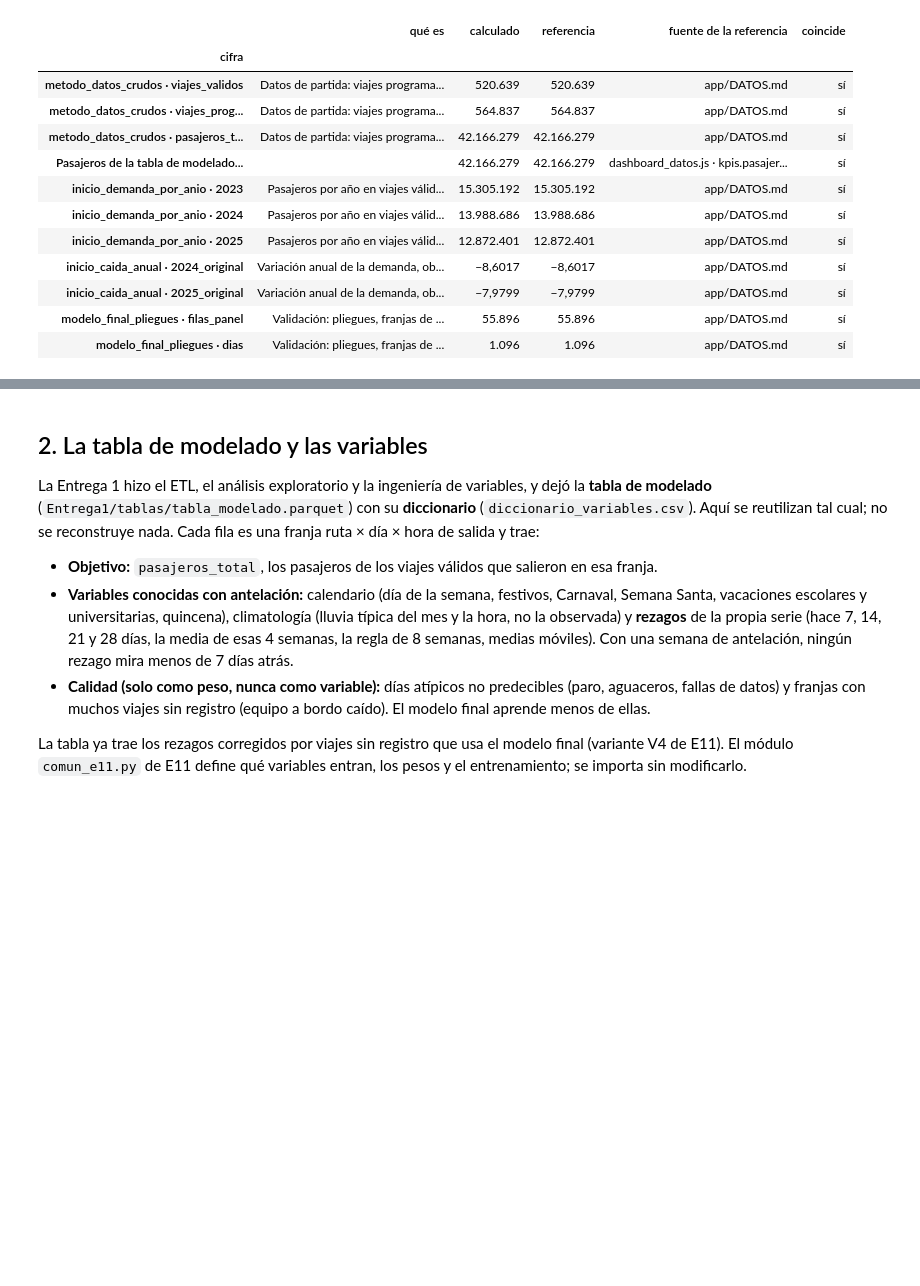
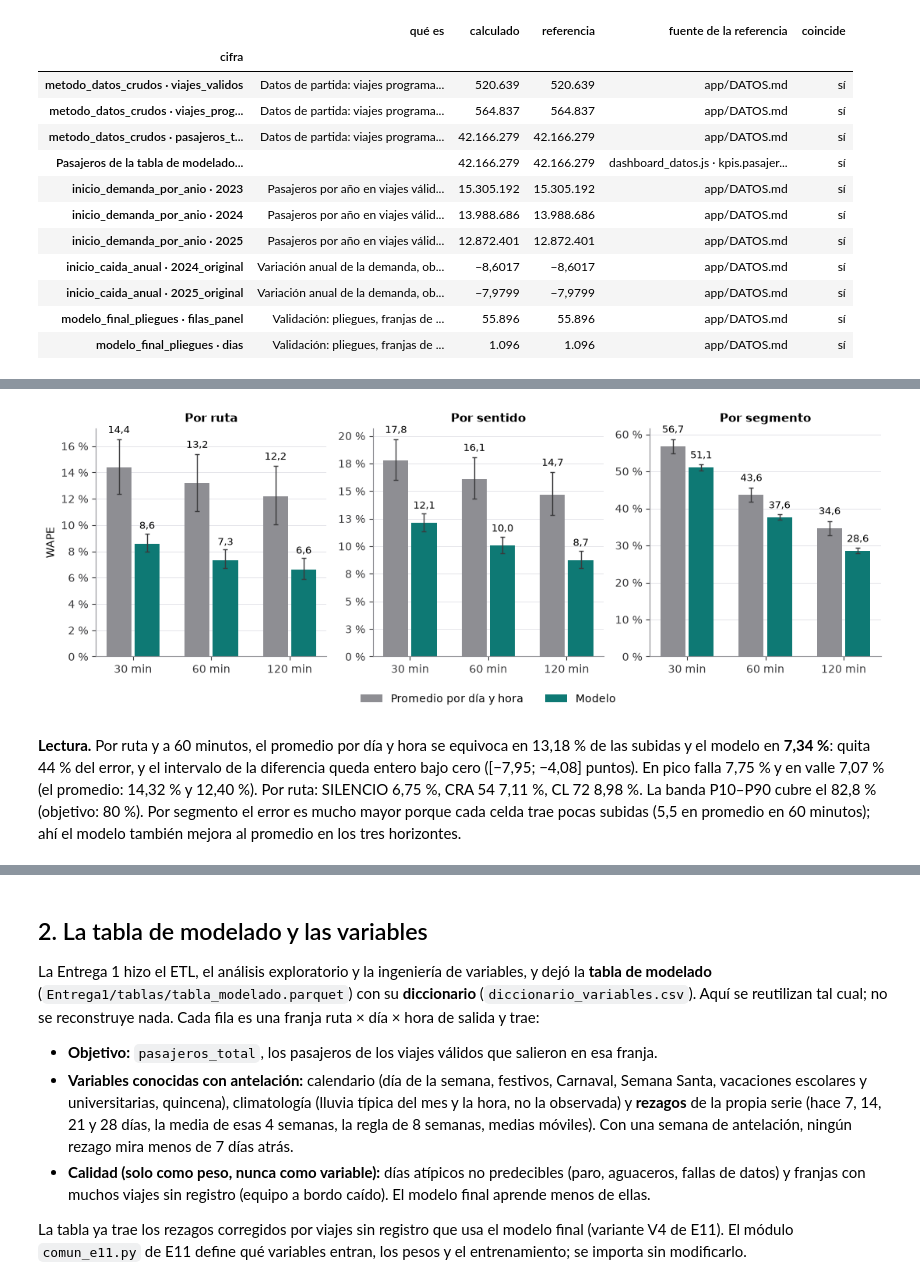
Before and after one commit to RubenEsg/Data-Challenge-pro-extreme, a Jupyter notebook: entrega_final.ipynb, the cells around one changed output, grey strips where cells are left out. Cells and saved outputs as stored; diff of their text form; code cells hidden in the pictures; blank space fills up the shorter version.

```diff
--- a/entrega_final.ipynb
+++ b/entrega_final.ipynb
@@ -456,0 +645,69 @@ La unidad de todo lo que sigue es la **franja ruta × día × hora de salida** d
+# %%
+PRED_CP = pd.read_parquet(CP / "resultados" / "predicciones_ruta.parquet")
+_filas = []
+for nivel in CPC.NIVELES:
+    for h in CPC.HORIZONTES:
+        _b = PRU_CP["niveles"][nivel][str(h)]
+        _t, _ic = _b["todas_las_rutas"], _b["todas_las_rutas"]["ic95"]["modelo_menos_promedio_dia_hora"]["ic95"]
+        _filas.append({"nivel": nivel, "horizonte (min)": h, "promedio por día y hora": _t["promedio_dia_hora"]["wape"],
+                       "última semana": _t["ultima_semana"]["wape"], "persistencia": _t["persistencia"]["wape"],
+                       "modelo": _t["modelo"]["wape"], "modelo − promedio, IC 95 %": ic(_ic[0], _ic[1]),
+                       "sesgo del modelo (%)": _t["modelo"]["sesgo_pct"], "cobertura P10–P90 (%)": _b["banda_p10_p90"]["todas_las_rutas"]["cobertura_pct"]})
+PRUEBA_CP = pd.DataFrame(_filas).set_index(["nivel", "horizonte (min)"])
+tabla(PRUEBA_CP)
+for h in CPC.HORIZONTES:      # las cifras de ruta, recalculadas con las predicciones guardadas
+    _g = PRED_CP[PRED_CP["horizonte_min"] == h]
+    verificar_ref(f"corto plazo · WAPE por ruta a {h} min (predicciones guardadas)", wape(_g["real"], _g["pronostico"]),
+                  PRU_CP["niveles"]["ruta"][str(h)]["todas_las_rutas"]["modelo"]["wape"], F_PRU, tol=0.002, dec=3)
+    verificar_ref(f"corto plazo · cobertura P10–P90 por ruta a {h} min", ((_g["real"] >= _g["p10"]) & (_g["real"] <= _g["p90"])).mean() * 100,
+                  PRU_CP["niveles"]["ruta"][str(h)]["banda_p10_p90"]["todas_las_rutas"]["cobertura_pct"], F_PRU, tol=0.02, dec=2)
+
+fig, axes = plt.subplots(1, 3, figsize=(13, 3.8))
+for ax, nivel in zip(axes, CPC.NIVELES):
+    _x = np.arange(3)
+    for j, (clave, color, nombre) in enumerate((("promedio_dia_hora", GRIS, "Promedio por día y hora"), ("modelo", TURQ, "Modelo"))):
+        _w = [PRU_CP["niveles"][nivel][str(h)]["todas_las_rutas"][clave]["wape"] for h in CPC.HORIZONTES]
+        _i = [PRU_CP["niveles"][nivel][str(h)]["todas_las_rutas"]["ic95"][clave]["ic95"] for h in CPC.HORIZONTES]
+        ax.bar(_x + (j - 0.5) * 0.36, _w, 0.32, color=color, label=nombre)
+        ax.errorbar(_x + (j - 0.5) * 0.36, _w, yerr=[[w - a for w, (a, _) in zip(_w, _i)], [b - w for w, (_, b) in zip(_w, _i)]],
+                    fmt="none", ecolor=TINTA, elinewidth=1, capsize=2)
+        for xi, wi, (_, b) in zip(_x + (j - 0.5) * 0.36, _w, _i):
+            ax.text(xi, b + max(_w) * 0.02, num(wi, 1), ha="center", va="bottom", fontsize=9)
+    ax.set_xticks(_x, [f"{h} min" for h in CPC.HORIZONTES])
+    ax.set_title({"ruta": "Por ruta", "sentido": "Por sentido", "segmento": "Por segmento"}[nivel])
+    ax.yaxis.set_major_formatter(FMT_PCT)
+    ax.grid(axis="x", visible=False)
+axes[0].set_ylabel("WAPE")
+axes[1].legend(ncol=2, loc="upper center", bbox_to_anchor=(0.5, -0.12))
+plt.show()
+_r60 = PRU_CP["niveles"]["ruta"]["60"]
+_m, _pr = _r60["todas_las_rutas"]["modelo"], _r60["todas_las_rutas"]["promedio_dia_hora"]
+_fr = _r60["todas_las_rutas"]["por_franja"]
+_bajo_cero = _r60["todas_las_rutas"]["ic95"]["modelo_menos_promedio_dia_hora"]["ic95"][1] < 0
+_seg_gana = [PRU_CP["niveles"]["segmento"][str(h)]["todas_las_rutas"]["modelo"]["wape"]
+             < PRU_CP["niveles"]["segmento"][str(h)]["todas_las_rutas"]["promedio_dia_hora"]["wape"] for h in CPC.HORIZONTES]
+md(f"""**Lectura.** Por ruta y a 60 minutos, el promedio por día y hora se equivoca en {pct(_pr['wape'], 2)} de las subidas y el modelo en
+**{pct(_m['wape'], 2)}**: quita {pct((1 - _m['wape'] / _pr['wape']) * 100, 0)} del error, y el intervalo de la diferencia
+{'queda entero bajo cero' if _bajo_cero else 'incluye el cero'}
+({PRUEBA_CP.loc[('ruta', 60), 'modelo − promedio, IC 95 %']} puntos). En pico falla {pct(_fr['modelo']['pico']['wape'], 2)} y en valle
+{pct(_fr['modelo']['valle']['wape'], 2)} (el promedio: {pct(_fr['promedio_dia_hora']['pico']['wape'], 2)} y {pct(_fr['promedio_dia_hora']['valle']['wape'], 2)}).
+Por ruta: {', '.join(f"{r} {pct(v['modelo']['wape'], 2)}" for r, v in _r60['por_ruta'].items())}. La banda P10–P90 cubre el
+{pct(_r60['banda_p10_p90']['todas_las_rutas']['cobertura_pct'], 1)} (objetivo: 80 %). Por segmento el error es mucho mayor porque cada celda trae pocas
+subidas ({num(PRU_CP['niveles']['segmento']['60']['todas_las_rutas']['modelo']['media_real'], 1)} en promedio en 60 minutos);
+{'ahí el modelo también mejora al promedio en los tres horizontes' if all(_seg_gana) else f'ahí el modelo mejora al promedio en {sum(_seg_gana)} de los tres horizontes'}.""")
+
+# Un registro imposible de la base cae en la prueba: se recalcula aquí el análisis posterior que lo aparta
+_reg = next(r for r in SENS_CP["registros_imposibles"] if r["periodo"] == "prueba")
+_g = PRED_CP[PRED_CP["horizonte_min"] == 60]
+_fuera = (_g["ruta"] + " " + _g["fecha"].astype(str)).isin(SENS_CP["dias_de_ruta_excluidos"])
+_sin = SENS_CP["niveles"]["ruta"]["60"]["sin_esos_dias"]
+W_SIN = wape(_g.loc[~_fuera, "real"], _g.loc[~_fuera, "pronostico"])
+verificar_ref("corto plazo · WAPE por ruta a 60 min sin los días del registro imposible", W_SIN, _sin["modelo"]["wape"],
+              rel(CP / "resultados" / "sensibilidad_registro_anomalo.json"), tol=0.002, dec=3)
+md(f"""**Un registro imposible.** El RMSE por ruta a 60 minutos ({num(_m['rmse'], 1)}) es varias veces el MAE ({num(_m['mae'], 1)}) por un registro
+de conteo imposible que está en la base: {num(_reg['subidas'])} subidas en un solo segmento de {_reg['ruta']} en 15 minutos
+(el {pd.Timestamp(_reg['fecha']):%d-%m-%Y} a las {_reg['hora']}). El protocolo no previó filtrarlo, así que las cifras de la prueba lo incluyen y
+no se cambian. En un análisis posterior, sin los {num(int(_fuera.sum() / len(CPC.INSTANTES)))} días de {_reg['ruta']} que ese registro toca, el modelo
+falla {pct(W_SIN, 2)} y el promedio por día y hora {pct(_sin['promedio_dia_hora']['wape'], 2)}, y el RMSE del modelo baja a
+{num(_sin['modelo']['rmse'], 1)}. La conclusión no cambia.""")
+# %% [output]
@@ -456,0 +725,10 @@ La unidad de todo lo que sigue es la **franja ruta × día × hora de salida** d
+[figure, added]
+**Lectura.** Por ruta y a 60 minutos, el promedio por día y hora se equivoca en 13,18 % de las subidas y el modelo en
+**7,34 %**: quita 44 % del error, y el intervalo de la diferencia
+queda entero bajo cero
+([−7,95; −4,08] puntos). En pico falla 7,75 % y en valle
+7,07 % (el promedio: 14,32 % y 12,40 %).
+Por ruta: SILENCIO 6,75 %, CRA 54 7,11 %, CL 72 8,98 %. La banda P10–P90 cubre el
+82,8 % (objetivo: 80 %). Por segmento el error es mucho mayor porque cada celda trae pocas
+subidas (5,5 en promedio en 60 minutos);
+ahí el modelo también mejora al promedio en los tres horizontes.
```
Also changed, not shown: parts of 23 cells of this notebook, 44 other files.
